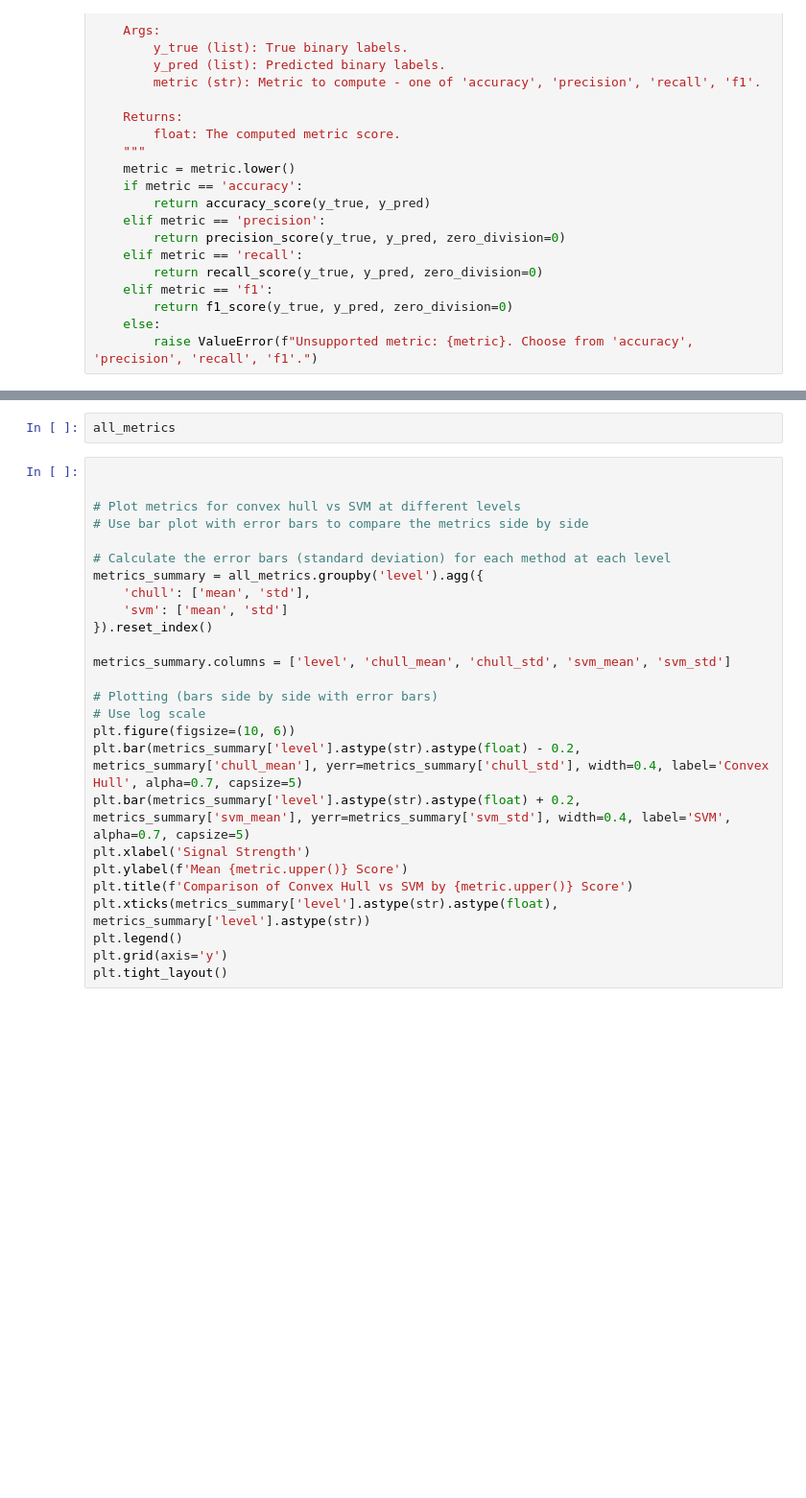
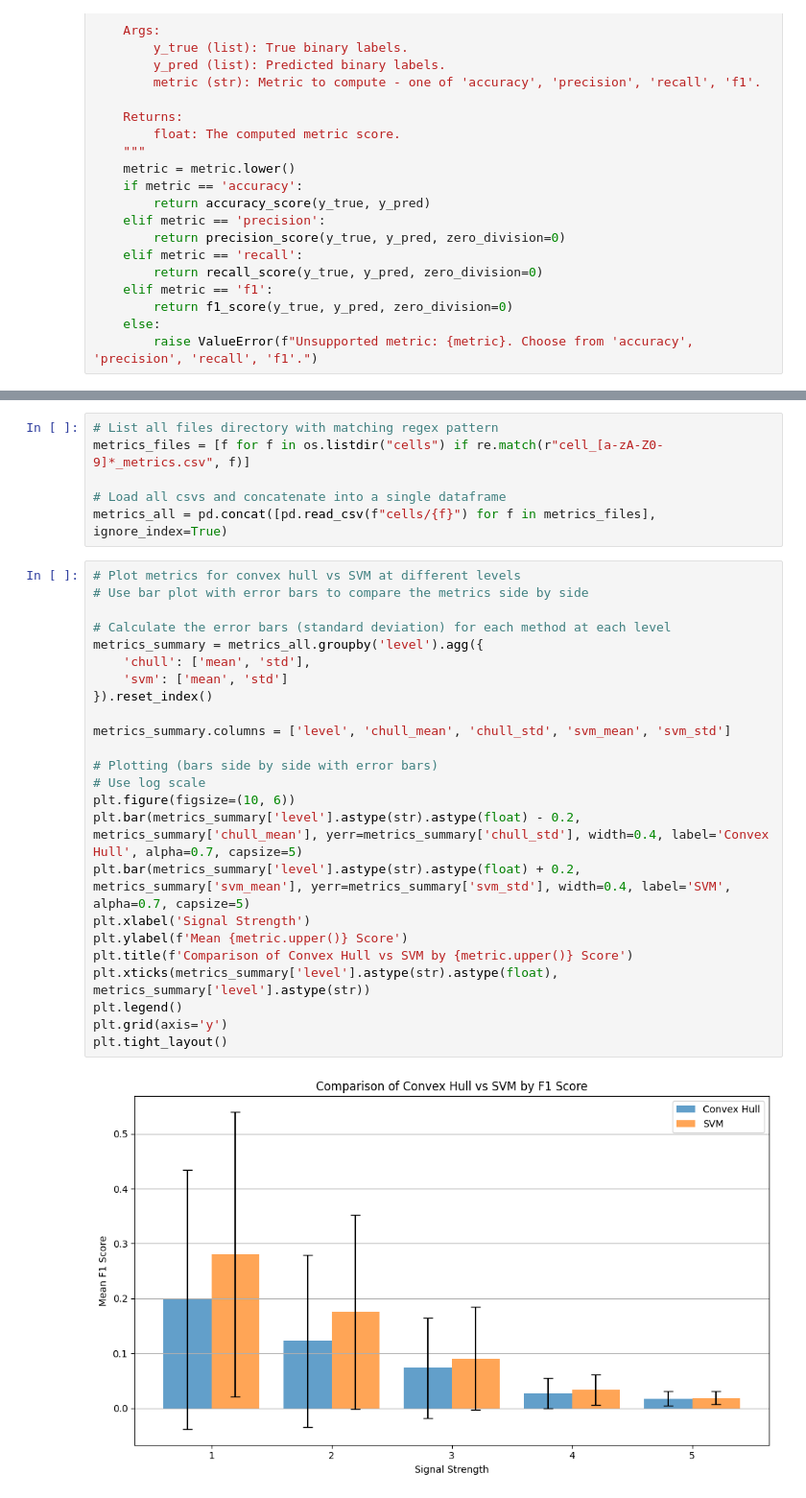
Before and after one commit to timothywong731/mobile_coverage, a Jupyter notebook: cell_coverage.ipynb, the cells around one changed output, grey strips where cells are left out. Shown at 96% size. Saved outputs shown, nothing was run; the diff lists cells and outputs as text; blank space fills up the shorter version.

Commit message:
remove cells already processed

```diff
--- a/cell_coverage.ipynb
+++ b/cell_coverage.ipynb
@@ -910,28 +666,32 @@ all_metrics.to_csv("cells/metrics.csv", index=False)
-# %%
-all_metrics
+# %%
+# List all files directory with matching regex pattern
+metrics_files = [f for f in os.listdir("cells") if re.match(r"cell_[a-zA-Z0-9]*_metrics.csv", f)]
+
+# Load all csvs and concatenate into a single dataframe
+metrics_all = pd.concat([pd.read_csv(f"cells/{f}") for f in metrics_files], ignore_index=True)
 # %%
-
-
 # Plot metrics for convex hull vs SVM at different levels
 # Use bar plot with error bars to compare the metrics side by side
 
 # Calculate the error bars (standard deviation) for each method at each level
-metrics_summary = all_metrics.groupby('level').agg({
+metrics_summary = metrics_all.groupby('level').agg({
     'chull': ['mean', 'std'],
     'svm': ['mean', 'std']
 }).reset_index()
 
 metrics_summary.columns = ['level', 'chull_mean', 'chull_std', 'svm_mean', 'svm_std']
 
 # Plotting (bars side by side with error bars)
 # Use log scale
 plt.figure(figsize=(10, 6))
 plt.bar(metrics_summary['level'].astype(str).astype(float) - 0.2, metrics_summary['chull_mean'], yerr=metrics_summary['chull_std'], width=0.4, label='Convex Hull', alpha=0.7, capsize=5)
 plt.bar(metrics_summary['level'].astype(str).astype(float) + 0.2, metrics_summary['svm_mean'], yerr=metrics_summary['svm_std'], width=0.4, label='SVM', alpha=0.7, capsize=5)
 plt.xlabel('Signal Strength')
 plt.ylabel(f'Mean {metric.upper()} Score')
 plt.title(f'Comparison of Convex Hull vs SVM by {metric.upper()} Score')
 plt.xticks(metrics_summary['level'].astype(str).astype(float), metrics_summary['level'].astype(str))
 plt.legend()
 plt.grid(axis='y')
 plt.tight_layout()
+# %% [output]
+[figure, added]
```
Also changed, not shown: parts of 6 cells of this notebook.
